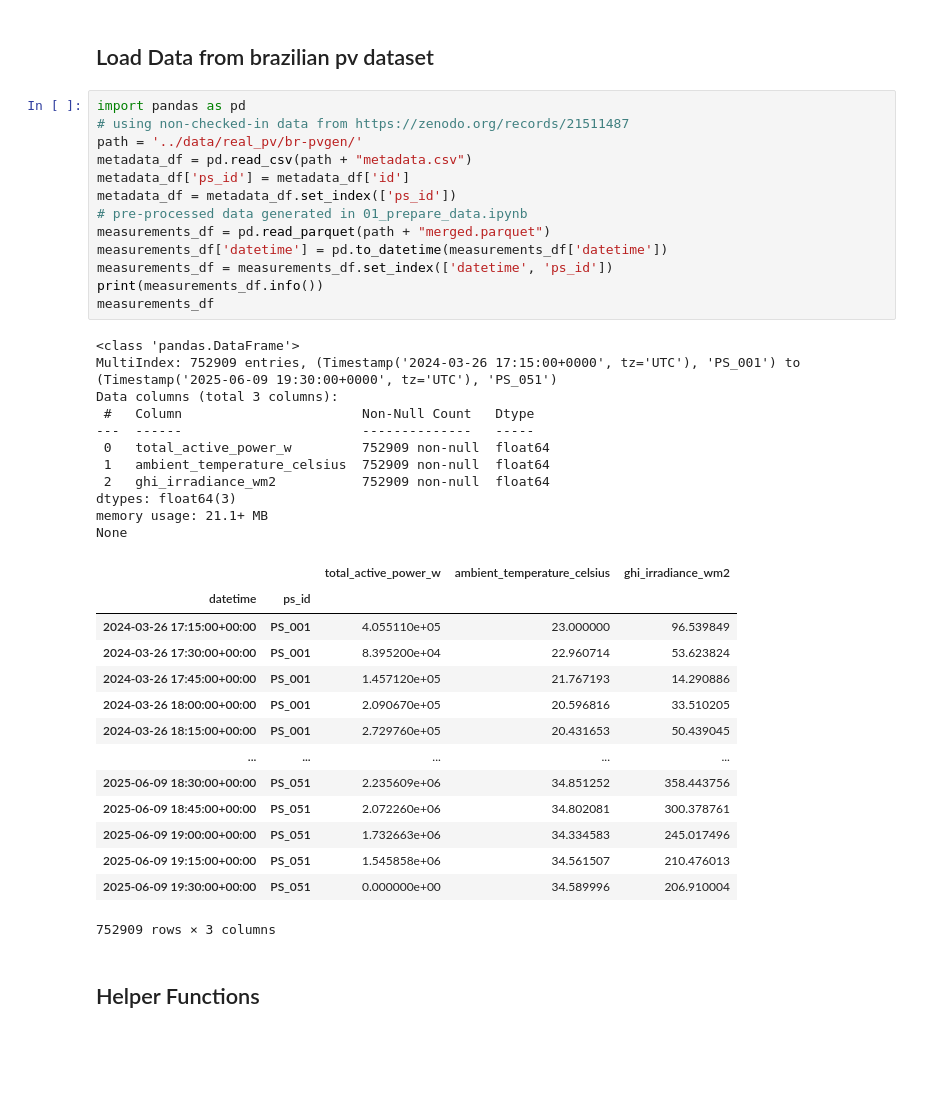
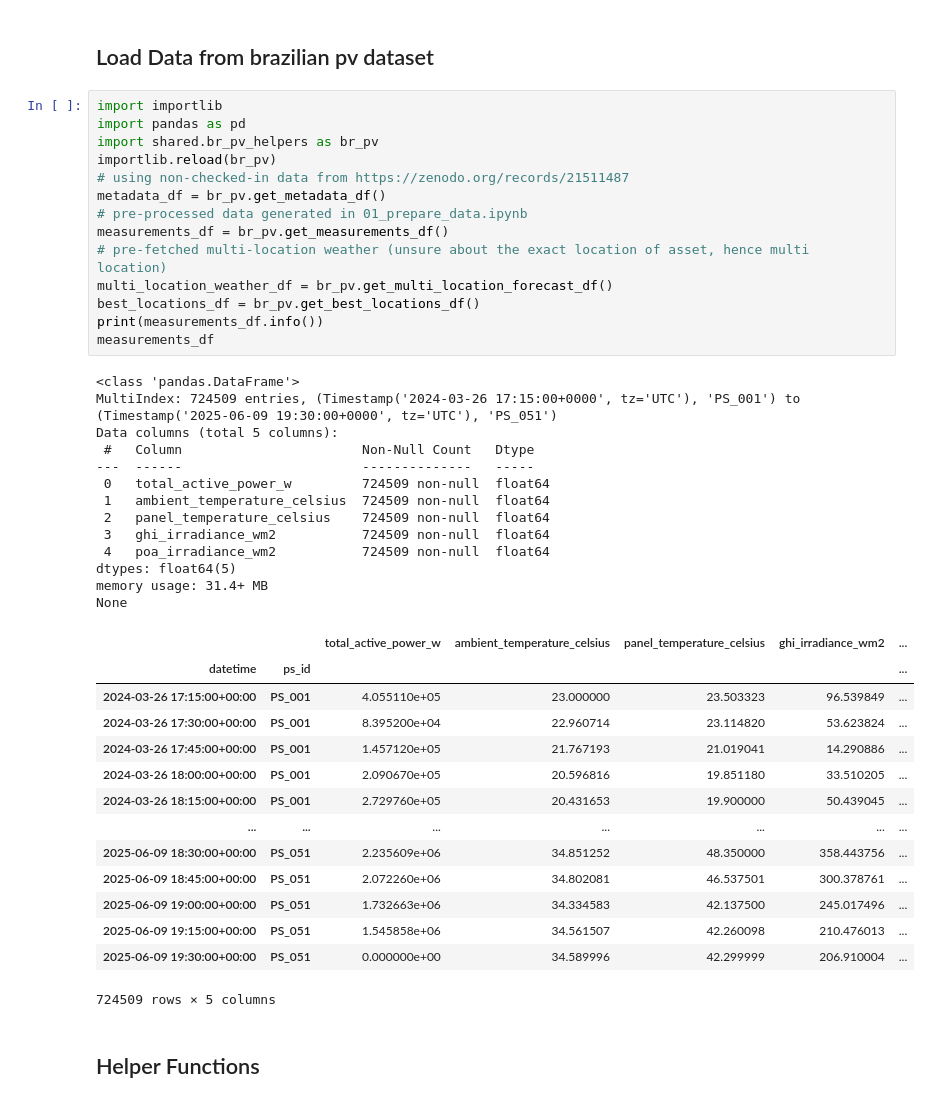
Before and after one commit to floatingbits/energy_management, a Jupyter notebook: notebooks/02_forecast_validation.ipynb, the cells around one changed output. Saved outputs shown, nothing was run; the diff lists cells and outputs as text; blank space fills up the shorter version.

```diff
--- a/notebooks/02_forecast_validation.ipynb
+++ b/notebooks/02_forecast_validation.ipynb
@@ -3,43 +3,46 @@
 # %% [markdown]
 ## Load Data from brazilian pv dataset
 # %%
+import importlib
 import pandas as pd
+import shared.br_pv_helpers as br_pv
+importlib.reload(br_pv)
 # using non-checked-in data from https://zenodo.org/records/21511487
-path = '../data/real_pv/br-pvgen/'
-metadata_df = pd.read_csv(path + "metadata.csv")
-metadata_df['ps_id'] = metadata_df['id']
-metadata_df = metadata_df.set_index(['ps_id'])
+metadata_df = br_pv.get_metadata_df()
 # pre-processed data generated in 01_prepare_data.ipynb
-measurements_df = pd.read_parquet(path + "merged.parquet")
-measurements_df['datetime'] = pd.to_datetime(measurements_df['datetime'])
-measurements_df = measurements_df.set_index(['datetime', 'ps_id'])
+measurements_df = br_pv.get_measurements_df()
+# pre-fetched multi-location weather (unsure about the exact location of asset, hence multi location)
+multi_location_weather_df = br_pv.get_multi_location_forecast_df()
+best_locations_df = br_pv.get_best_locations_df()
 print(measurements_df.info())
 measurements_df
 # %% [output]
 <class 'pandas.DataFrame'>
-MultiIndex: 752909 entries, (Timestamp('2024-03-26 17:15:00+0000', tz='UTC'), 'PS_001') to (Timestamp('2025-06-09 19:30:00+0000', tz='UTC'), 'PS_051')
-Data columns (total 3 columns):
+MultiIndex: 724509 entries, (Timestamp('2024-03-26 17:15:00+0000', tz='UTC'), 'PS_001') to (Timestamp('2025-06-09 19:30:00+0000', tz='UTC'), 'PS_051')
+Data columns (total 5 columns):
  #   Column                       Non-Null Count   Dtype
 ---  ------                       --------------   -----
- 0   total_active_power_w         752909 non-null  float64
- 1   ambient_temperature_celsius  752909 non-null  float64
- 2   ghi_irradiance_wm2           752909 non-null  float64
-dtypes: float64(3)
-memory usage: 21.1+ MB
+ 0   total_active_power_w         724509 non-null  float64
+ 1   ambient_temperature_celsius  724509 non-null  float64
+ 2   panel_temperature_celsius    724509 non-null  float64
+ 3   ghi_irradiance_wm2           724509 non-null  float64
+ 4   poa_irradiance_wm2           724509 non-null  float64
+dtypes: float64(5)
+memory usage: 31.4+ MB
 None
-|  |  | total_active_power_w | ambient_temperature_celsius | ghi_irradiance_wm2 |
-| datetime | ps_id |  |  |  |
-| 2024-03-26 17:15:00+00:00 | PS_001 | 4.055110e+05 | 23.000000 | 96.539849 |
-| 2024-03-26 17:30:00+00:00 | PS_001 | 8.395200e+04 | 22.960714 | 53.623824 |
-| 2024-03-26 17:45:00+00:00 | PS_001 | 1.457120e+05 | 21.767193 | 14.290886 |
-| 2024-03-26 18:00:00+00:00 | PS_001 | 2.090670e+05 | 20.596816 | 33.510205 |
-| 2024-03-26 18:15:00+00:00 | PS_001 | 2.729760e+05 | 20.431653 | 50.439045 |
-| ... | ... | ... | ... | ... |
-| 2025-06-09 18:30:00+00:00 | PS_051 | 2.235609e+06 | 34.851252 | 358.443756 |
-| 2025-06-09 18:45:00+00:00 | PS_051 | 2.072260e+06 | 34.802081 | 300.378761 |
-| 2025-06-09 19:00:00+00:00 | PS_051 | 1.732663e+06 | 34.334583 | 245.017496 |
-| 2025-06-09 19:15:00+00:00 | PS_051 | 1.545858e+06 | 34.561507 | 210.476013 |
-| 2025-06-09 19:30:00+00:00 | PS_051 | 0.000000e+00 | 34.589996 | 206.910004 |
+|  |  | total_active_power_w | ambient_temperature_celsius | panel_temperature_celsius | ghi_irradiance_wm2 | ... |
+| datetime | ps_id |  |  |  |  | ... |
+| 2024-03-26 17:15:00+00:00 | PS_001 | 4.055110e+05 | 23.000000 | 23.503323 | 96.539849 | ... |
+| 2024-03-26 17:30:00+00:00 | PS_001 | 8.395200e+04 | 22.960714 | 23.114820 | 53.623824 | ... |
+| 2024-03-26 17:45:00+00:00 | PS_001 | 1.457120e+05 | 21.767193 | 21.019041 | 14.290886 | ... |
+| 2024-03-26 18:00:00+00:00 | PS_001 | 2.090670e+05 | 20.596816 | 19.851180 | 33.510205 | ... |
+| 2024-03-26 18:15:00+00:00 | PS_001 | 2.729760e+05 | 20.431653 | 19.900000 | 50.439045 | ... |
+| ... | ... | ... | ... | ... | ... | ... |
+| 2025-06-09 18:30:00+00:00 | PS_051 | 2.235609e+06 | 34.851252 | 48.350000 | 358.443756 | ... |
+| 2025-06-09 18:45:00+00:00 | PS_051 | 2.072260e+06 | 34.802081 | 46.537501 | 300.378761 | ... |
+| 2025-06-09 19:00:00+00:00 | PS_051 | 1.732663e+06 | 34.334583 | 42.137500 | 245.017496 | ... |
+| 2025-06-09 19:15:00+00:00 | PS_051 | 1.545858e+06 | 34.561507 | 42.260098 | 210.476013 | ... |
+| 2025-06-09 19:30:00+00:00 | PS_051 | 0.000000e+00 | 34.589996 | 42.299999 | 206.910004 | ... |
-752909 rows × 3 columns
+724509 rows × 5 columns
 # %% [markdown]
 ## Helper Functions
```
Also changed, not shown: parts of 14 cells of this notebook, 6 other files.
